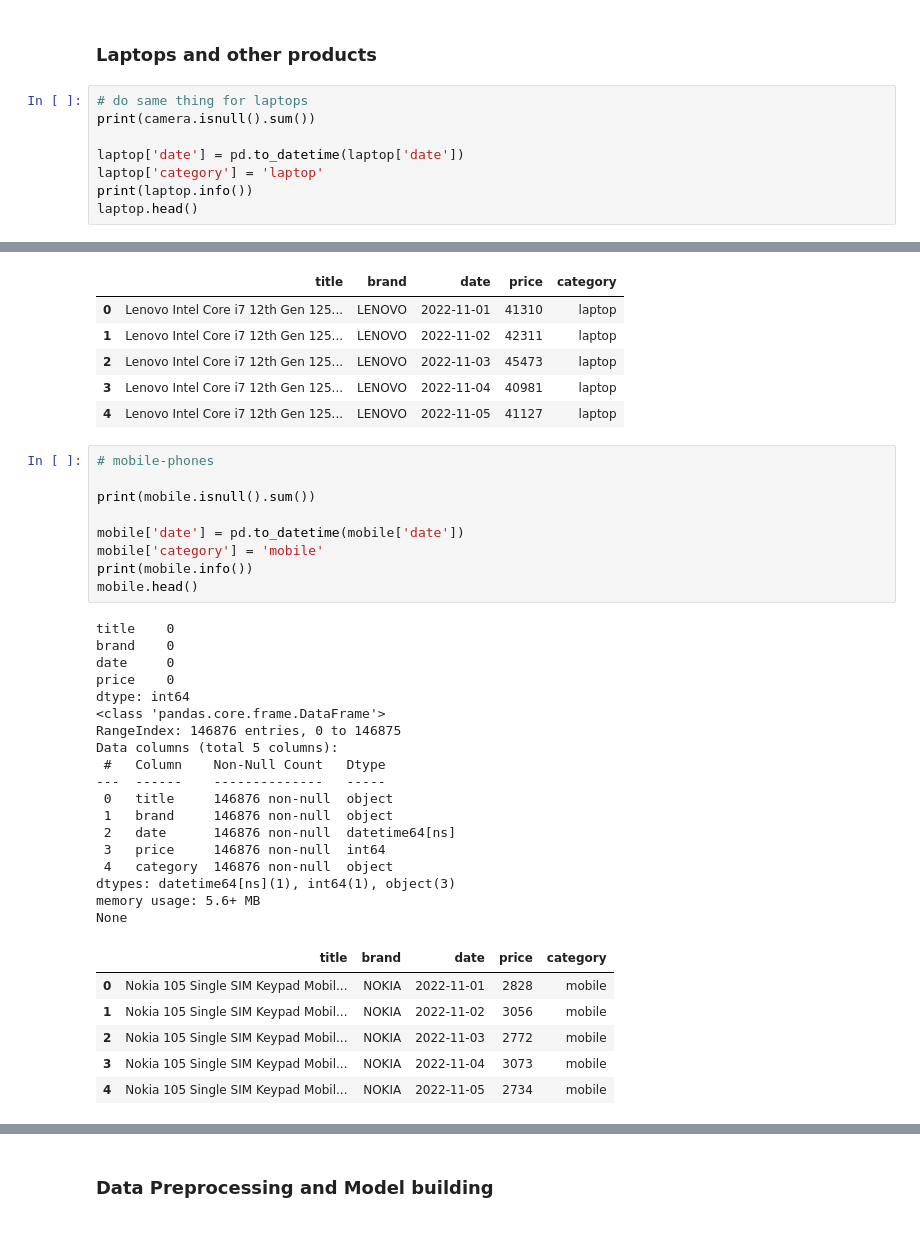
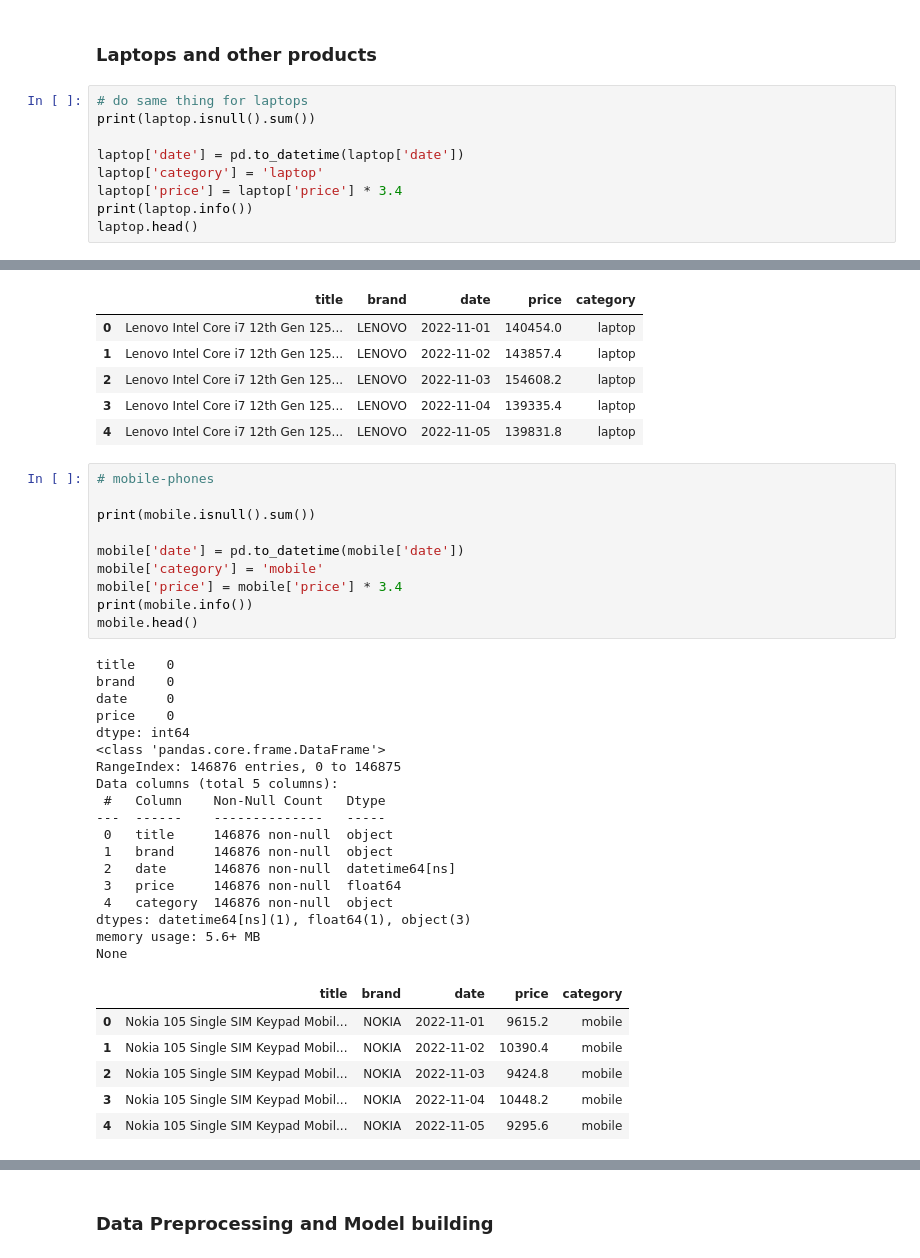
Before and after one commit to ProductPriceTrackerOrg/data-science, a Jupyter notebook: notebooks/price-forecasing/02_model.ipynb, the cells around one changed output, grey strips where cells are left out. Drawn from its saved outputs; the diff is of its cells as text.

```diff
--- a/notebooks/price-forecasing/02_model.ipynb
+++ b/notebooks/price-forecasing/02_model.ipynb
@@ -97,10 +100,11 @@ camera.head()
 ### **Laptops and other products**
 # %%
 # do same thing for laptops
-print(camera.isnull().sum())
+print(laptop.isnull().sum())
 
 laptop['date'] = pd.to_datetime(laptop['date'])
 laptop['category'] = 'laptop'
+laptop['price'] = laptop['price'] * 3.4
 print(laptop.info())
 laptop.head()
 # %% [output]
@@ -124,11 +127,11 @@ dtypes: datetime64[ns](1), int64(1), object(3)
 memory usage: 4.5+ MB
 None
 |  | title | brand | date | price | category |
-| 0 | Lenovo Intel Core i7 12th Gen 125... | LENOVO | 2022-11-01 | 41310 | laptop |
-| 1 | Lenovo Intel Core i7 12th Gen 125... | LENOVO | 2022-11-02 | 42311 | laptop |
-| 2 | Lenovo Intel Core i7 12th Gen 125... | LENOVO | 2022-11-03 | 45473 | laptop |
-| 3 | Lenovo Intel Core i7 12th Gen 125... | LENOVO | 2022-11-04 | 40981 | laptop |
-| 4 | Lenovo Intel Core i7 12th Gen 125... | LENOVO | 2022-11-05 | 41127 | laptop |
+| 0 | Lenovo Intel Core i7 12th Gen 125... | LENOVO | 2022-11-01 | 140454.0 | laptop |
+| 1 | Lenovo Intel Core i7 12th Gen 125... | LENOVO | 2022-11-02 | 143857.4 | laptop |
+| 2 | Lenovo Intel Core i7 12th Gen 125... | LENOVO | 2022-11-03 | 154608.2 | laptop |
+| 3 | Lenovo Intel Core i7 12th Gen 125... | LENOVO | 2022-11-04 | 139335.4 | laptop |
+| 4 | Lenovo Intel Core i7 12th Gen 125... | LENOVO | 2022-11-05 | 139831.8 | laptop |
 # %%
 # mobile-phones
 
@@ -136,6 +139,7 @@ print(mobile.isnull().sum())
 
 mobile['date'] = pd.to_datetime(mobile['date'])
 mobile['category'] = 'mobile'
+mobile['price'] = mobile['price'] * 3.4
 print(mobile.info())
 mobile.head()
 # %% [output]
@@ -152,17 +156,17 @@ Data columns (total 5 columns):
  0   title     146876 non-null  object
  1   brand     146876 non-null  object
  2   date      146876 non-null  datetime64[ns]
- 3   price     146876 non-null  int64
+ 3   price     146876 non-null  float64
  4   category  146876 non-null  object
-dtypes: datetime64[ns](1), int64(1), object(3)
+dtypes: datetime64[ns](1), float64(1), object(3)
 memory usage: 5.6+ MB
 None
 |  | title | brand | date | price | category |
-| 0 | Nokia 105 Single SIM Keypad Mobil... | NOKIA | 2022-11-01 | 2828 | mobile |
-| 1 | Nokia 105 Single SIM Keypad Mobil... | NOKIA | 2022-11-02 | 3056 | mobile |
-| 2 | Nokia 105 Single SIM Keypad Mobil... | NOKIA | 2022-11-03 | 2772 | mobile |
-| 3 | Nokia 105 Single SIM Keypad Mobil... | NOKIA | 2022-11-04 | 3073 | mobile |
-| 4 | Nokia 105 Single SIM Keypad Mobil... | NOKIA | 2022-11-05 | 2734 | mobile |
+| 0 | Nokia 105 Single SIM Keypad Mobil... | NOKIA | 2022-11-01 | 9615.2 | mobile |
+| 1 | Nokia 105 Single SIM Keypad Mobil... | NOKIA | 2022-11-02 | 10390.4 | mobile |
+| 2 | Nokia 105 Single SIM Keypad Mobil... | NOKIA | 2022-11-03 | 9424.8 | mobile |
+| 3 | Nokia 105 Single SIM Keypad Mobil... | NOKIA | 2022-11-04 | 10448.2 | mobile |
+| 4 | Nokia 105 Single SIM Keypad Mobil... | NOKIA | 2022-11-05 | 9295.6 | mobile |
 # %%
 # network-components
 
```
Also changed, not shown: parts of 32 cells of this notebook.
